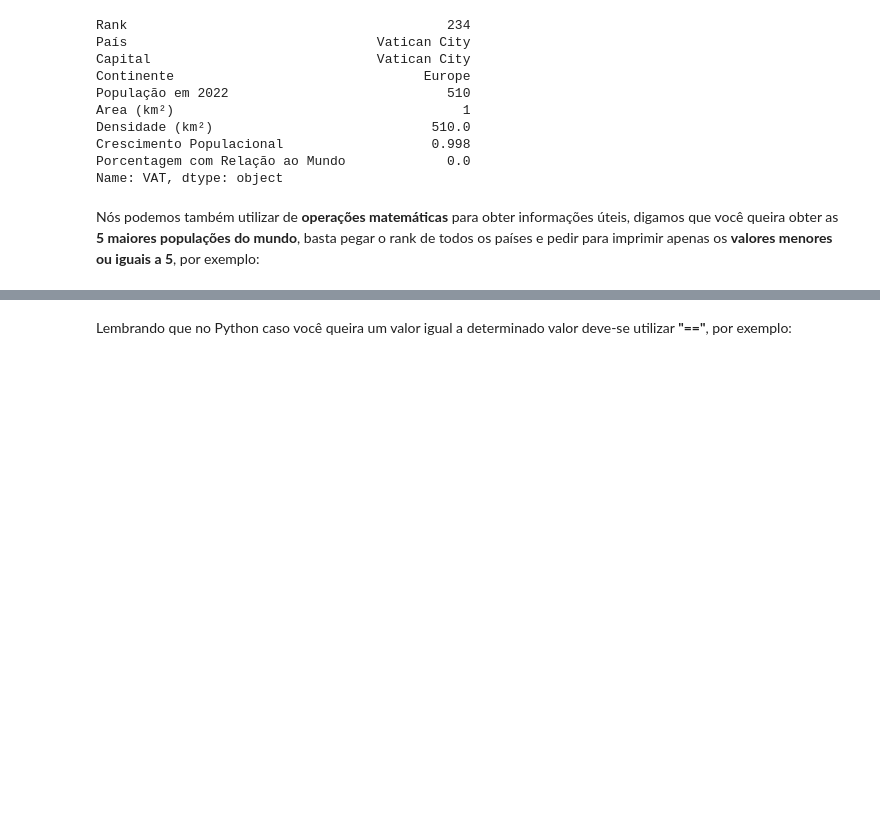
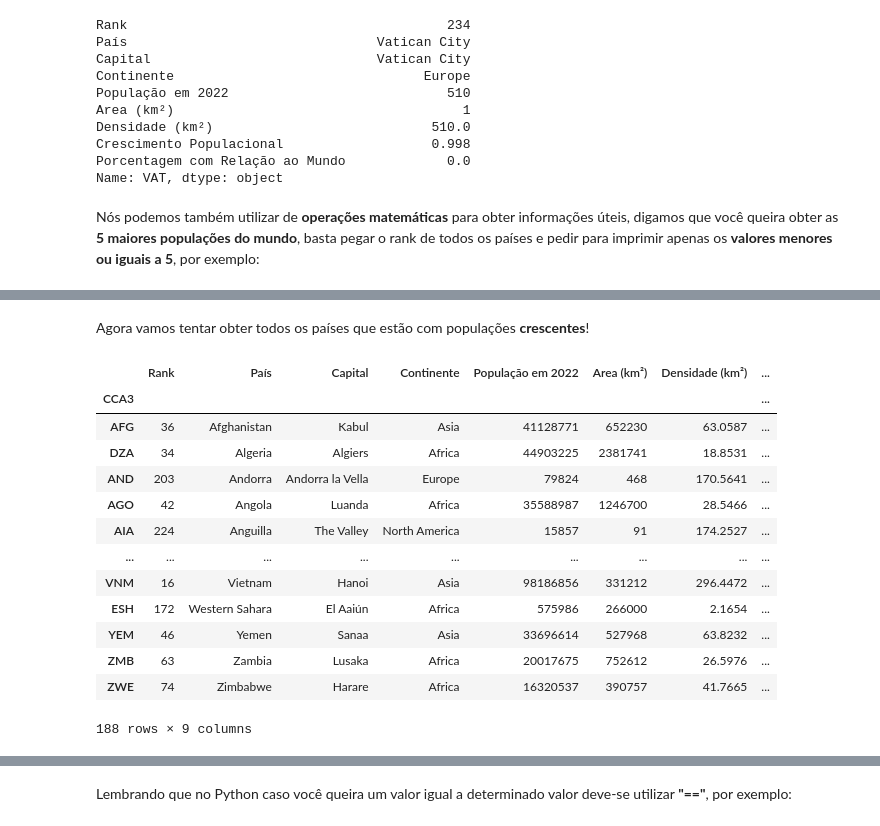
Before and after one commit to heitorhenriques/MiniCurso, a Jupyter notebook: Aula 2/Aula2.ipynb, the cells around one changed output, grey strips where cells are left out. Saved outputs shown, nothing was run; the diff lists cells and outputs as text; code cells hidden in the pictures; blank space fills up the shorter version.

```diff
--- a/Aula 2/Aula2.ipynb
+++ b/Aula 2/Aula2.ipynb
@@ -373,0 +455,19 @@ df.loc[df["Rank"] <= 5]
+# %% [markdown]
+Agora vamos tentar obter todos os países que estão com populações **crescentes**!
+# %%
+df.loc[df["Crescimento Populacional"] > 1]
+# %% [output]
+|  | Rank | País | Capital | Continente | População em 2022 | Area (km²) | Densidade (km²) | ... |
+| CCA3 |  |  |  |  |  |  |  | ... |
+| AFG | 36 | Afghanistan | Kabul | Asia | 41128771 | 652230 | 63.0587 | ... |
+| DZA | 34 | Algeria | Algiers | Africa | 44903225 | 2381741 | 18.8531 | ... |
+| AND | 203 | Andorra | Andorra la Vella | Europe | 79824 | 468 | 170.5641 | ... |
+| AGO | 42 | Angola | Luanda | Africa | 35588987 | 1246700 | 28.5466 | ... |
+| AIA | 224 | Anguilla | The Valley | North America | 15857 | 91 | 174.2527 | ... |
+| ... | ... | ... | ... | ... | ... | ... | ... | ... |
+| VNM | 16 | Vietnam | Hanoi | Asia | 98186856 | 331212 | 296.4472 | ... |
+| ESH | 172 | Western Sahara | El Aaiún | Africa | 575986 | 266000 | 2.1654 | ... |
+| YEM | 46 | Yemen | Sanaa | Asia | 33696614 | 527968 | 63.8232 | ... |
+| ZMB | 63 | Zambia | Lusaka | Africa | 20017675 | 752612 | 26.5976 | ... |
+| ZWE | 74 | Zimbabwe | Harare | Africa | 16320537 | 390757 | 41.7665 | ... |
+188 rows × 9 columns
```
Also changed, not shown: parts of 42 cells of this notebook.
